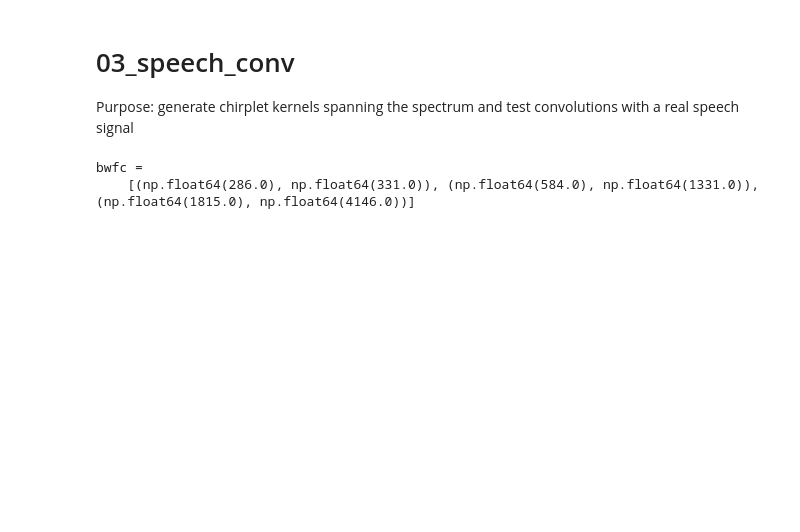
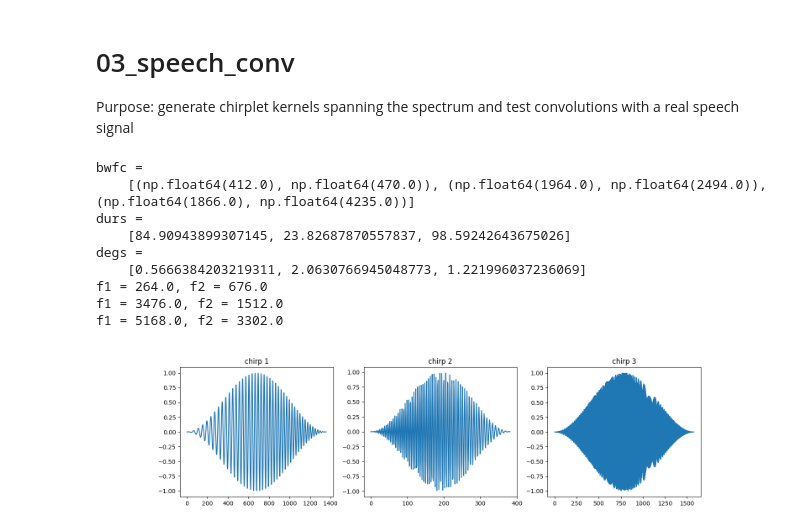
Before and after one commit to lane-miller/speech-deepfake-detection, a Jupyter notebook: 01_poc/03_speech_conv.ipynb, the cells around one changed output. Drawn from its saved outputs; the diff is of its cells as text; code cells hidden in the pictures; blank space fills up the shorter version.

```diff
--- a/01_poc/03_speech_conv.ipynb
+++ b/01_poc/03_speech_conv.ipynb
@@ -24,24 +24,50 @@ speech = torch.from_numpy(speech_np).float().unsqueeze(0)[:,:(sr *3)]
 # %%
 # Generate kernels w fc in specific ranges
 ranges = [
     [200, 500],
-    [800, 2000],
-    [3000, 6000]
+    [1000, 2500],
+    [4000, 6000]
 ]
 bwfc = []
 for rangei in ranges:
     bwi, fci = pick_bw_fc()
     while fci < rangei[0] or fci > rangei[1]:
         bwi, fci = pick_bw_fc()
     bwfc.append((np.round(bwi), np.round(fci)))
 print('bwfc = ')
 print('   ', bwfc)
 
 durs = []
 degs = []
 for i in bwfc:
     durs.append(pick_val(MIN_DUR_MS, MAX_DUR_MS))
     degs.append(pick_val(MIN_DEGREE, MAX_DEGREE))
+print('durs = ')
+print('   ', durs)
+print('degs = ')
+print('   ', degs)
+
+chirps = []
+f1f2 = []
+for i in range(len(durs)):
+    f1, f2 = bw_fc_to_f1f2(bwfc[i][0], bwfc[i][1])
+    f1f2.append((f1, f2))
+    print(f"f1 = {f1}, f2 = {f2}")
+    chirps.append(pchirp(f1, f2, durs[i], degs[i]))
+
+plt.close('all')
+figs, axs = plt.subplots(1, 3, figsize=(16, 4))
+for i, ax in enumerate(axs):
+    ax.plot(chirps[i])
+    ax.set_title(f"chirp {i + 1}")
 # %% [output]
 bwfc =
-    [(np.float64(286.0), np.float64(331.0)), (np.float64(584.0), np.float64(1331.0)), (np.float64(1815.0), np.float64(4146.0))]
+    [(np.float64(412.0), np.float64(470.0)), (np.float64(1964.0), np.float64(2494.0)), (np.float64(1866.0), np.float64(4235.0))]
+durs =
+    [84.90943899307145, 23.82687870557837, 98.59242643675026]
+degs =
+    [0.5666384203219311, 2.0630766945048773, 1.221996037236069]
+f1 = 264.0, f2 = 676.0
+f1 = 3476.0, f2 = 1512.0
+f1 = 5168.0, f2 = 3302.0
+[figure, added]
```
Also changed, not shown: parts of 3 cells of this notebook, 1 other file.
